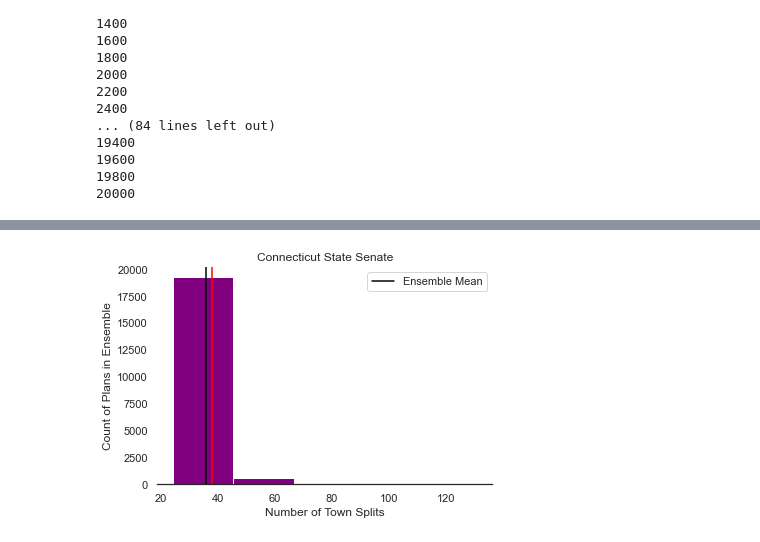
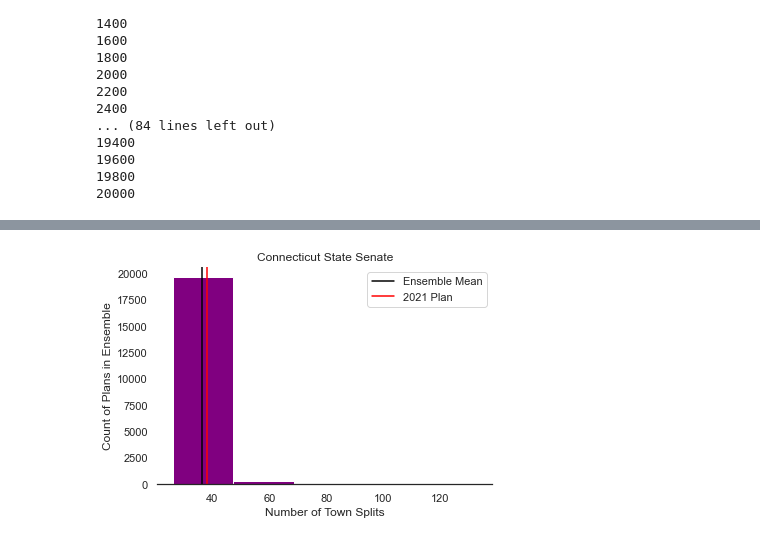
Before and after one commit to ka-chang/RedistrictingCT, a Jupyter notebook: 03_gerrychain_ensemble.ipynb, the cells around one changed output, grey strips where cells are left out. Saved outputs shown, nothing was run; the diff lists cells and outputs as text; code cells hidden in the pictures.

Commit message:
Re-ran ensemble and updated senate split legend label

```diff
--- a/03_gerrychain_ensemble.ipynb
+++ b/03_gerrychain_ensemble.ipynb
@@ -541,13 +550,13 @@ plt.show()
 # %%
 plt.hist(splits_ensemble_sen, bins=5, color="purple")
 plt.axvline(x=np.mean(splits_ensemble_sen),color="black", label="Ensemble Mean")
-plt.axvline(x=38,color="red")
+plt.axvline(x=38,color="red", label="2021 Plan")
 plt.legend(loc="upper right")
 plt.title("Connecticut State Senate")
 plt.xlabel("Number of Town Splits")
 plt.ylabel("Count of Plans in Ensemble")
 sns.despine(left=True, right=True)
 plt.savefig("./outputs/ct_senate_town_w2021.png", dpi=300, facecolor='white', transparent=False)
 plt.show()
 # %% [output]
-[figure, old version]
+[figure, new version]
```
Also changed, not shown: parts of 9 cells of this notebook, 8 other files.
